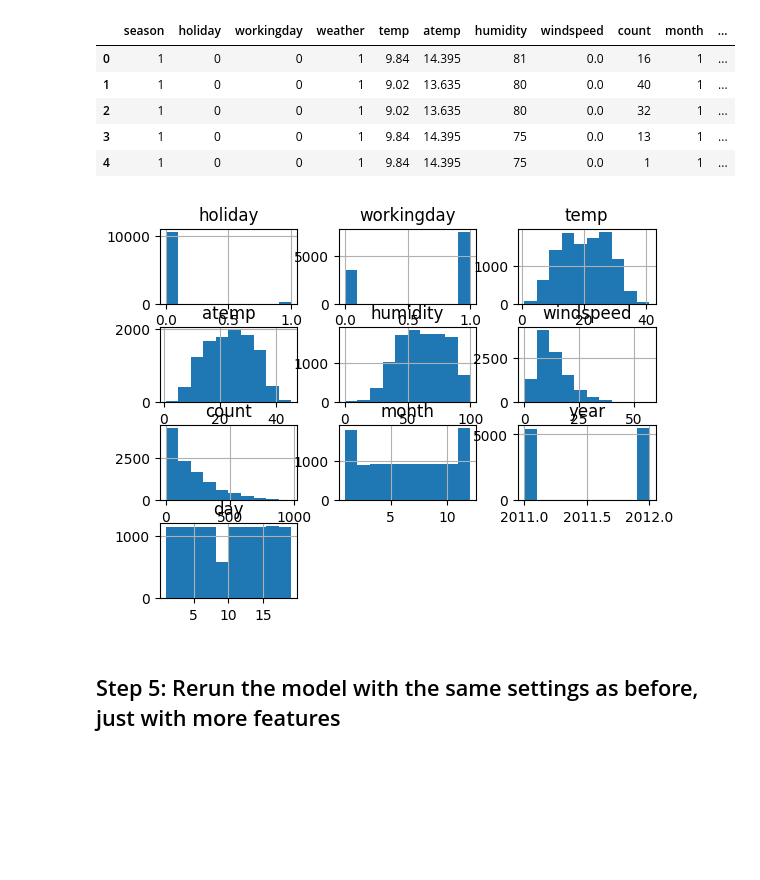
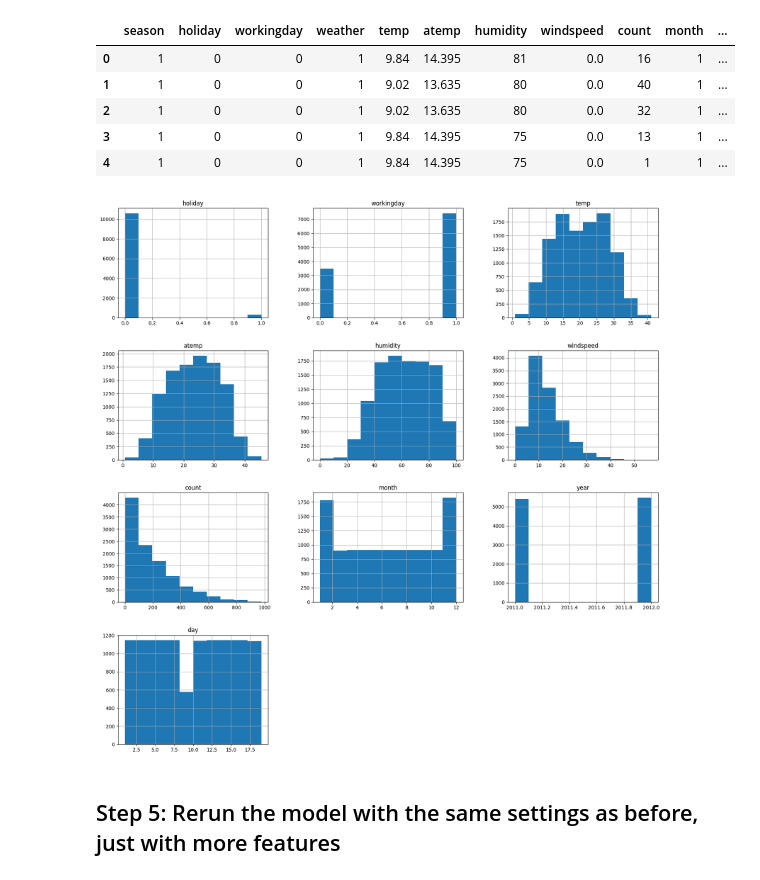
Before and after one commit to brian-kipkoech-tanui/AutoGluon, a Jupyter notebook: project-template.ipynb, the cells around one changed output. Drawn from its saved outputs; the diff is of its cells as text; code cells hidden in the pictures; blank space fills up the shorter version.

```diff
--- a/project-template.ipynb
+++ b/project-template.ipynb
@@ -324,10 +342,10 @@ train.head()
 | 4 | 1 | 0 | 0 | 1 | 9.84 | 14.395 | 75 | 0.0 | 1 | 1 | ... |
 # %%
 # View histogram of all features again now with the hour feature
-train.hist()
+train.hist(figsize=(20,20))
 plt.show()
 # %% [output]
-[figure, old version]
+[figure, new version]
 # %% [markdown]
 ## Step 5: Rerun the model with the same settings as before, just with more features
 # %%
```
Also changed, not shown: parts of 20 cells of this notebook, 4 other files.
